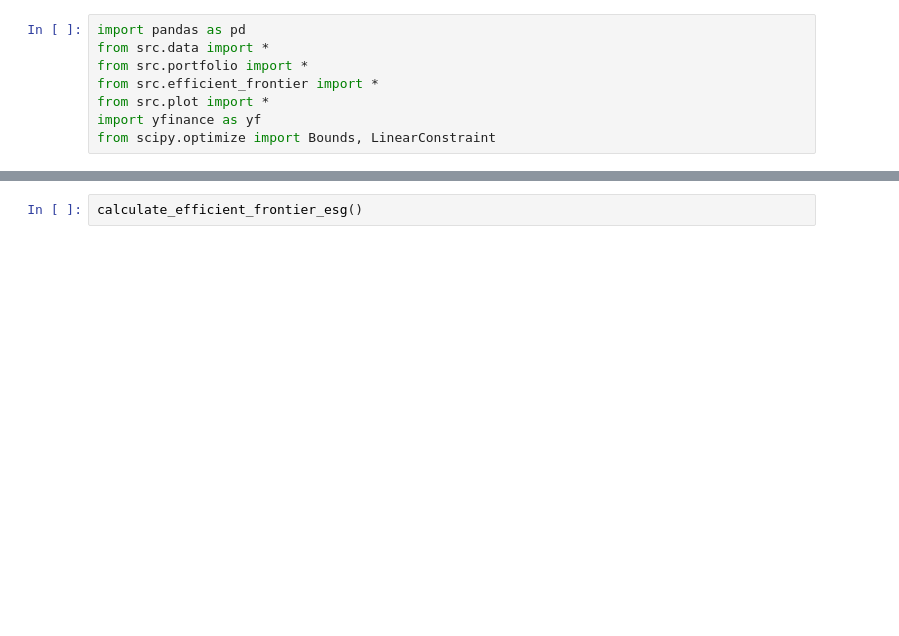
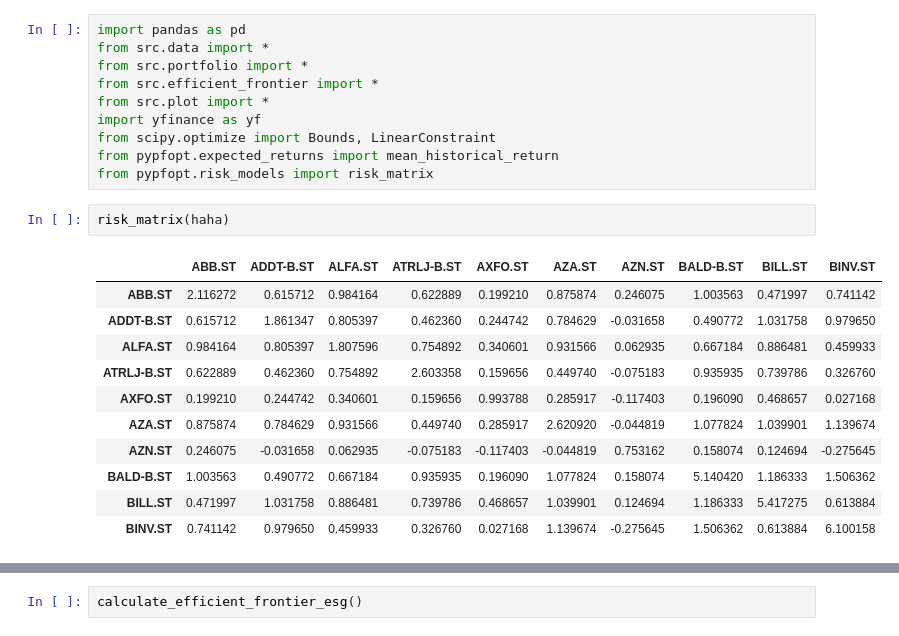
Before and after one commit to NicolaiVArends/BachelorThesis, a Jupyter notebook: optimising_portfolio.ipynb, the cells around one changed output, grey strips where cells are left out. Cells and saved outputs as stored; diff of their text form; blank space fills up the shorter version.

```diff
--- a/optimising_portfolio.ipynb
+++ b/optimising_portfolio.ipynb
@@ -6,3 +6,19 @@ from src.efficient_frontier import *
 from src.plot import *
 import yfinance as yf
 from scipy.optimize import Bounds, LinearConstraint
+from pypfopt.expected_returns import mean_historical_return
+from pypfopt.risk_models import risk_matrix
+# %%
+risk_matrix(haha)
+# %% [output]
+|  | ABB.ST | ADDT-B.ST | ALFA.ST | ATRLJ-B.ST | AXFO.ST | AZA.ST | AZN.ST | BALD-B.ST | BILL.ST | BINV.ST |
+| ABB.ST | 2.116272 | 0.615712 | 0.984164 | 0.622889 | 0.199210 | 0.875874 | 0.246075 | 1.003563 | 0.471997 | 0.741142 |
+| ADDT-B.ST | 0.615712 | 1.861347 | 0.805397 | 0.462360 | 0.244742 | 0.784629 | -0.031658 | 0.490772 | 1.031758 | 0.979650 |
+| ALFA.ST | 0.984164 | 0.805397 | 1.807596 | 0.754892 | 0.340601 | 0.931566 | 0.062935 | 0.667184 | 0.886481 | 0.459933 |
+| ATRLJ-B.ST | 0.622889 | 0.462360 | 0.754892 | 2.603358 | 0.159656 | 0.449740 | -0.075183 | 0.935935 | 0.739786 | 0.326760 |
+| AXFO.ST | 0.199210 | 0.244742 | 0.340601 | 0.159656 | 0.993788 | 0.285917 | -0.117403 | 0.196090 | 0.468657 | 0.027168 |
+| AZA.ST | 0.875874 | 0.784629 | 0.931566 | 0.449740 | 0.285917 | 2.620920 | -0.044819 | 1.077824 | 1.039901 | 1.139674 |
+| AZN.ST | 0.246075 | -0.031658 | 0.062935 | -0.075183 | -0.117403 | -0.044819 | 0.753162 | 0.158074 | 0.124694 | -0.275645 |
+| BALD-B.ST | 1.003563 | 0.490772 | 0.667184 | 0.935935 | 0.196090 | 1.077824 | 0.158074 | 5.140420 | 1.186333 | 1.506362 |
+| BILL.ST | 0.471997 | 1.031758 | 0.886481 | 0.739786 | 0.468657 | 1.039901 | 0.124694 | 1.186333 | 5.417275 | 0.613884 |
+| BINV.ST | 0.741142 | 0.979650 | 0.459933 | 0.326760 | 0.027168 | 1.139674 | -0.275645 | 1.506362 | 0.613884 | 6.100158 |
```
Also changed, not shown: parts of 4 cells of this notebook, 1 other file.
